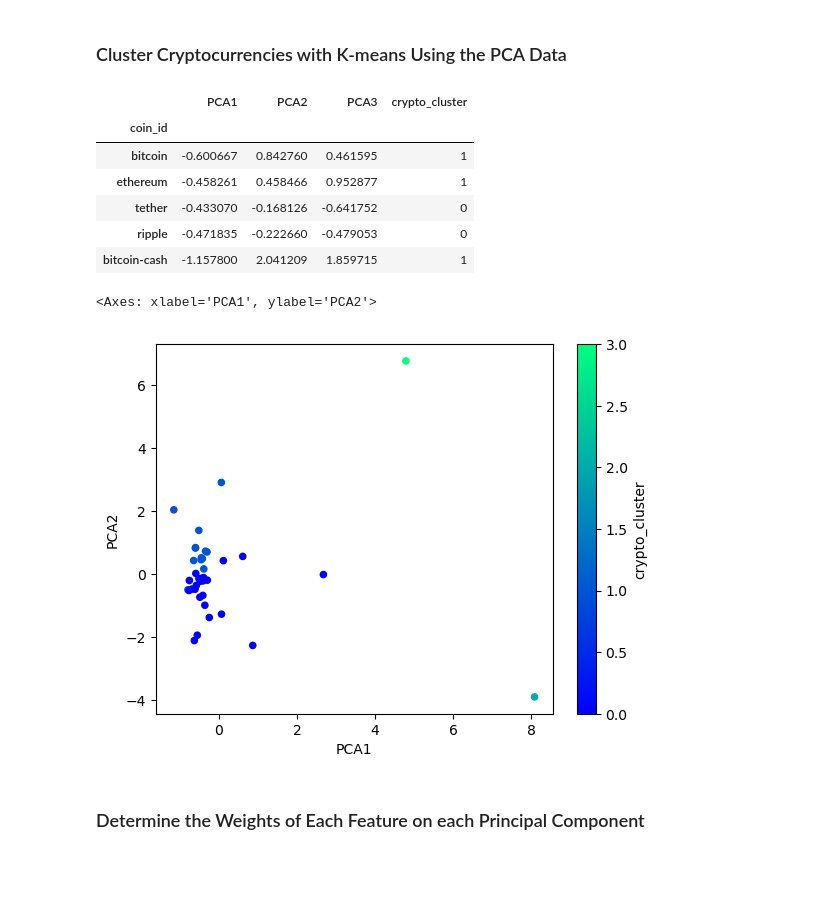
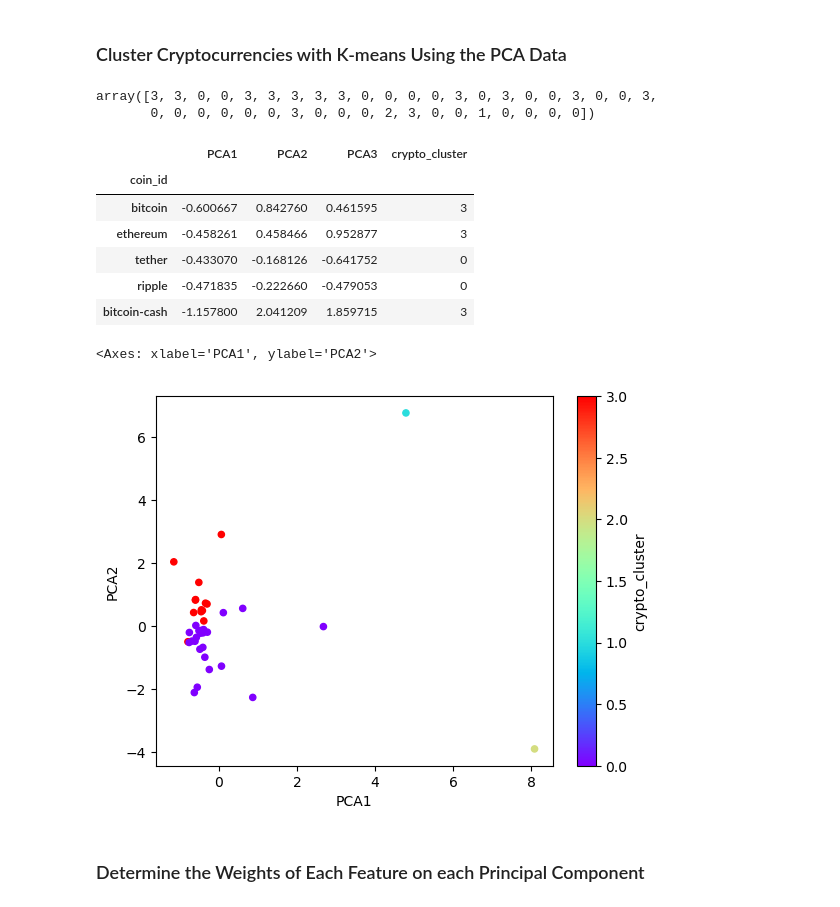
Before and after one commit to Birdfeathers/CryptoClustering, a Jupyter notebook: Crypto_Clustering.ipynb.ipynb, the cells around one changed output. Drawn from its saved outputs; the diff is of its cells as text; code cells hidden in the pictures; blank space fills up the shorter version.

```diff
--- a/Crypto_Clustering.ipynb.ipynb
+++ b/Crypto_Clustering.ipynb.ipynb
@@ -306,34 +306,46 @@ df_elbow.plot.line(x="k",
 ### Cluster Cryptocurrencies with K-means Using the PCA Data
 # %%
 # Initialize the K-Means model using the best value for k
+model = KMeans(n_clusters= 4)
 # %%
 # Fit the K-Means model using the PCA data
+pca_model = model.fit(market_scaled_pca_df)
 # %%
 # Predict the clusters to group the cryptocurrencies using the PCA data
-
+pca_clusters = pca_model.predict(market_scaled_pca_df)
 
 # Print the resulting array of cluster values.
+display(pca_clusters)
+# %% [output]
+array([3, 3, 0, 0, 3, 3, 3, 3, 3, 0, 0, 0, 0, 3, 0, 3, 0, 0, 3, 0, 0, 3,
+       0, 0, 0, 0, 0, 0, 3, 0, 0, 0, 2, 3, 0, 0, 1, 0, 0, 0, 0])
 # %%
 # Create a copy of the DataFrame with the PCA data
-
+pca_prediction = market_scaled_pca_df.copy()
 
 # Add a new column to the DataFrame with the predicted clusters
-
+pca_prediction['crypto_cluster'] = pca_clusters
 
 # Display sample data
+pca_prediction.head()
 # %% [output]
 |  | PCA1 | PCA2 | PCA3 | crypto_cluster |
 | coin_id |  |  |  |  |
-| bitcoin | -0.600667 | 0.842760 | 0.461595 | 1 |
-| ethereum | -0.458261 | 0.458466 | 0.952877 | 1 |
+| bitcoin | -0.600667 | 0.842760 | 0.461595 | 3 |
+| ethereum | -0.458261 | 0.458466 | 0.952877 | 3 |
 | tether | -0.433070 | -0.168126 | -0.641752 | 0 |
 | ripple | -0.471835 | -0.222660 | -0.479053 | 0 |
-| bitcoin-cash | -1.157800 | 2.041209 | 1.859715 | 1 |
+| bitcoin-cash | -1.157800 | 2.041209 | 1.859715 | 3 |
 # %%
 # Create a scatter plot using hvPlot by setting `x="PCA1"` and `y="PCA2"`.
+pca_prediction.plot.scatter(
+    x="PCA1",
+    y="PCA2",
+    c="crypto_cluster",
+    colormap="rainbow")
 # %% [output]
 <Axes: xlabel='PCA1', ylabel='PCA2'>
-[figure, old version]
+[figure, new version]
 # %% [markdown]
 ### Determine the Weights of Each Feature on each Principal Component
 # %%
```
Also changed, not shown: parts of 4 cells of this notebook.
